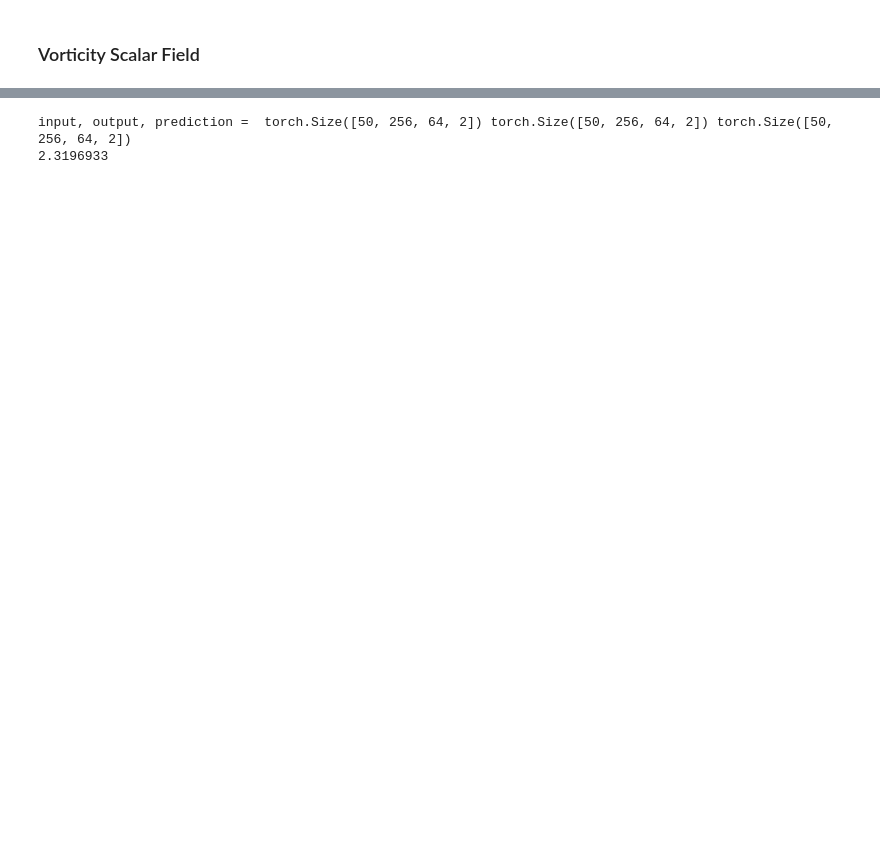
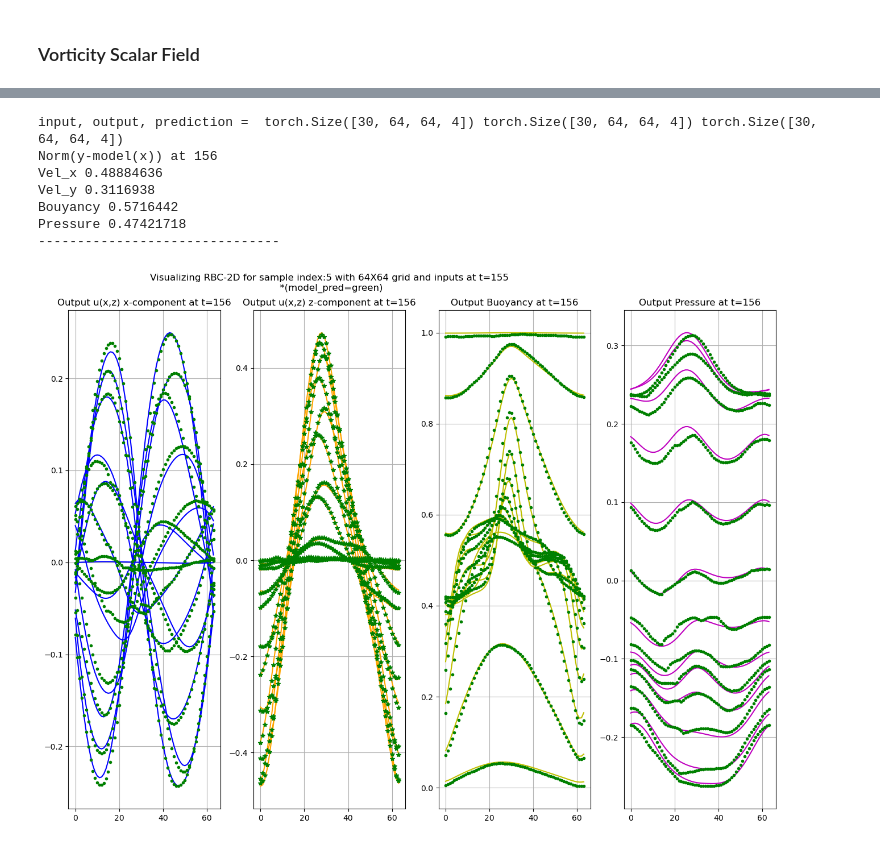
Before and after one commit to Parallel-in-Time/cfno, a Jupyter notebook: FNO.ipynb, the cells around one changed output, grey strips where cells are left out. Drawn from its saved outputs; the diff is of its cells as text; code cells hidden in the pictures; blank space fills up the shorter version.

```diff
--- a/FNO.ipynb
+++ b/FNO.ipynb
@@ -1445,5 +1596,5 @@ class RBC2D:
 
         self.train_loader = DataLoader(RBCDataset2D("training", self.N_Fourier_F, training_samples, 10, 256, 64), batch_size=batch_size, shuffle=True, num_workers=num_workers)
         self.val_loader = DataLoader(RBCDataset2D("validation", self.N_Fourier_F, training_samples, 10, 256, 64), batch_size=batch_size, shuffle=False, num_workers=num_workers)
-        self.test_loader = DataLoader(RBCDataset2D("test", self.N_Fourier_F, training_samples, 50, 256, 64), batch_size=batch_size, shuffle=False, num_workers=num_workers)
+        self.test_loader = DataLoader(RBCDataset2D("test", self.N_Fourier_F, training_samples, 10, 256, 64), batch_size=batch_size, shuffle=False, num_workers=num_workers)
 # %% [markdown]
@@ -1544,18 +1767,80 @@ loss_plot(train_loss_history, train_relative_l1_history, val_relative_l1_history
+# %%
+example = "RBC2D"
+problem = RBC2D(fno_architecture, batch_size, device, training_samples, start_t, end_t, sx, sz, in_channels, out_channels)
 # %%
 index = 5
 device = torch.device('cpu')
 model = problem.model
-model.load_state_dict(torch.load("/p/project/cexalab/john2/NeuralOperators/FNO/TrainModels/FNO_RBC2D_tmp2/model.pt",  map_location=lambda storage, loc: storage))
+model.load_state_dict(torch.load(model_state,map_location=lambda storage, loc: storage))
 for step, (input_batch, output_batch) in enumerate(problem.test_loader):
             output_pred_batch = model(input_batch)
             print("input, output, prediction = ",input_batch.shape, output_batch.shape, output_pred_batch.shape)
-            for i in range(index,index+1):
-                x = input_batch[i]
-                y = output_batch[i]
-                z = output_pred_batch[i].detach().numpy()
+            for k in range(index,index+1,1):
+                x = input_batch[k]
+                y = output_batch[k]
+                z = output_pred_batch[k].detach().numpy()
                 # print(x.shape,y.shape, z.shape)
-                print(np.linalg.norm(y-z))
+                t_start = start_t + k
+                print(f"Norm(y-model(x)) at {t_start+1}")
+                print("Vel_x",np.linalg.norm(y[:,:,0]-z[:,:,0]))
+                print("Vel_y",np.linalg.norm(y[:,:,1]-z[:,:,1]))
+                print("Bouyancy",np.linalg.norm(y[:,:,2]-z[:,:,2]))
+                print("Pressure",np.linalg.norm(y[:,:,3]-z[:,:,3]))
+                print('-------------------------------')
+
+                row = 1
+                col = 5
+                i = np.arange(0,64,5)
+                t = t_start + 1
+                fig = plt.figure(figsize=(16, 10))
+                # ax1 = fig.add_subplot(row, col, 1)
+                # ax1.set_title('Input u(x,z) at t=10')
+                # ax1.plot(x[:,i,0],color='b',label="u_x")
+                # ax1.plot(x[:,i,1],color='orange',label="u_z")
+                # ax1.plot(x[:,i,2],color='y',label="b")
+                # ax1.plot(x[:,i,3],color='m',label="p")
+                # ax1.grid()
+
+                ax2 = fig.add_subplot(row, col, 2)
+                ax2.set_title(f'Output u(x,z) x-component at t={t}')
+                ax2.plot(y[:,i,0],color='b',label="out")
+                ax2.plot(z[:,i,0],'.',color='g',label="pred")
+                ax2.grid()
+
+
+                ax3 = fig.add_subplot(row, col, 3)
+                ax3.set_title(f'Output u(x,z) z-component at t={t}')
+                ax3.plot(y[:,i,1],color='orange',label="out")
+                ax3.plot(1*z[:,i,1],'*',color='g',label="pred")
+                ax3.grid()
+
+                ax4 = fig.add_subplot(row, col, 4)
+                ax4.set_title(f'Output Buoyancy at t={t}')
+                ax4.plot(y[:,i,2],color='y',label="out")
+                ax4.plot(z[:,i,2],'.',color='g',label="pred")
+                ax4.grid()
+
+                ax5 = fig.add_subplot(row, col, 5)
+                ax5.set_title(f'Output Pressure at t={t}')
+                ax5.plot(y[:,i,3],color='m',label="out")
+                ax5.plot(z[:,i,3],'.',color='g',label="pred")
+                # ax5.legend()
+                ax5.grid()
+
+                # plt.legend()
+                fig.suptitle(f'Visualizing RBC-2D for sample index:{k} with {sx}X{sz} grid and inputs at t={t_start}\n *(model_pred=green)')
+                fig.tight_layout()
+                fig.show()
+                plt.savefig(f"/p/project/cexalab/john2/NeuralOperators/neural_operators/TrainedModels_NX64_NZ64/FNO_RBC2D_juwelsbooster_channel4_run6/result_{t_start}.png")
+
+
             break
 # %% [output]
-input, output, prediction =  torch.Size([50, 256, 64, 2]) torch.Size([50, 256, 64, 2]) torch.Size([50, 256, 64, 2])
-2.3196933
+input, output, prediction =  torch.Size([30, 64, 64, 4]) torch.Size([30, 64, 64, 4]) torch.Size([30, 64, 64, 4])
+Norm(y-model(x)) at 156
+Vel_x 0.48884636
+Vel_y 0.3116938
+Bouyancy 0.5716442
+Pressure 0.47421718
+-------------------------------
+[figure, added]
```
Also changed, not shown: parts of 47 cells of this notebook, 8 other files.
